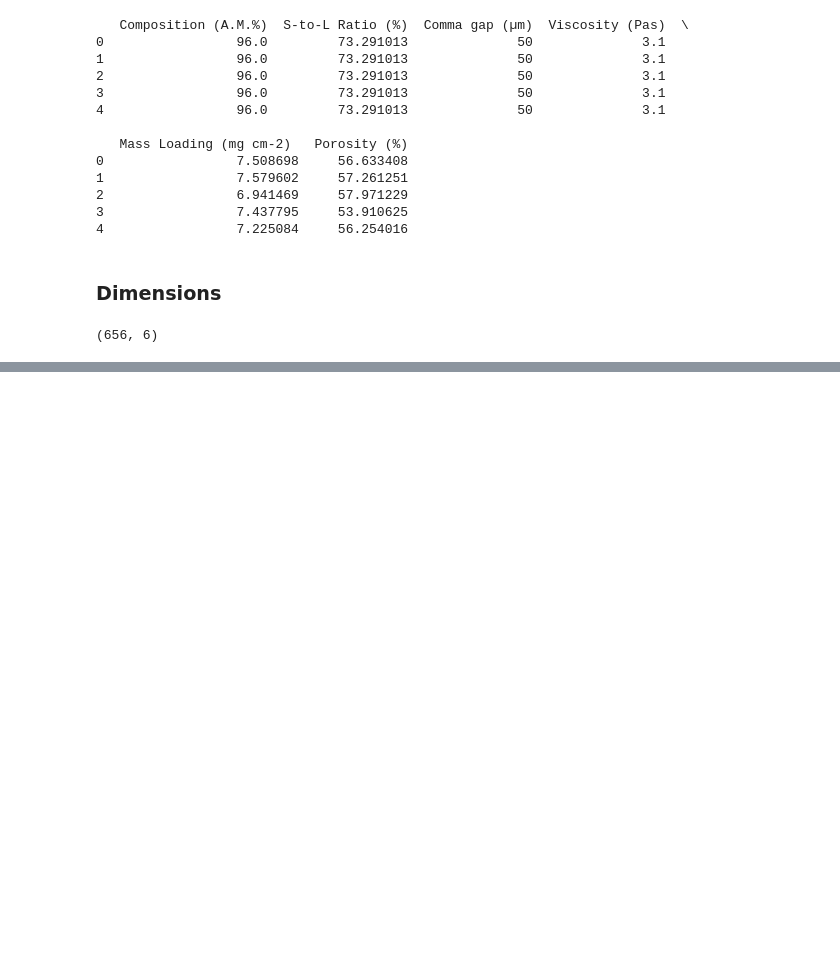
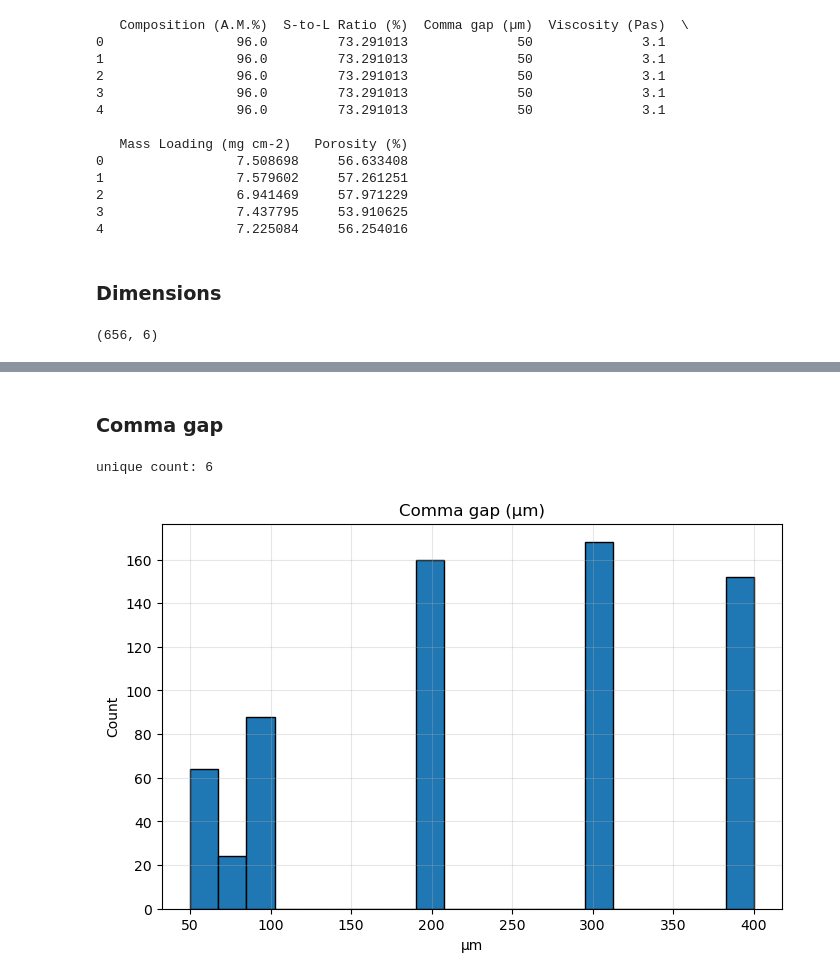
Before and after one commit to chrisslettebo/Master-Thesis, a Jupyter notebook: Preprocessing/preprocesses.ipynb, the cells around one changed output, grey strips where cells are left out. Drawn from its saved outputs; the diff is of its cells as text; code cells hidden in the pictures; blank space fills up the shorter version.

```diff
--- a/Preprocessing/preprocesses.ipynb
+++ b/Preprocessing/preprocesses.ipynb
@@ -34,0 +75,19 @@ print(CE_data.shape)
+# %% [markdown]
+<h3> Comma gap
+# %%
+Comma_Gap_data = CE_data['Comma gap (µm)']
+Comma_Gap_unique = Comma_Gap_data.unique()
+Comma_Gap_count = Comma_Gap_data.value_counts()
+
+print("unique count:", len(Comma_Gap_unique))
+
+plt.figure(figsize=(8,5))
+plt.hist(Comma_Gap_data, bins=20, edgecolor='black')  # bins controls interval count
+plt.title("Comma gap (µm)")
+plt.xlabel("µm")
+plt.ylabel("Count")
+plt.grid(alpha=0.3)
+plt.show()
+# %% [output]
+unique count: 6
+[figure, added]
```
Also changed, not shown: parts of 11 cells of this notebook.
